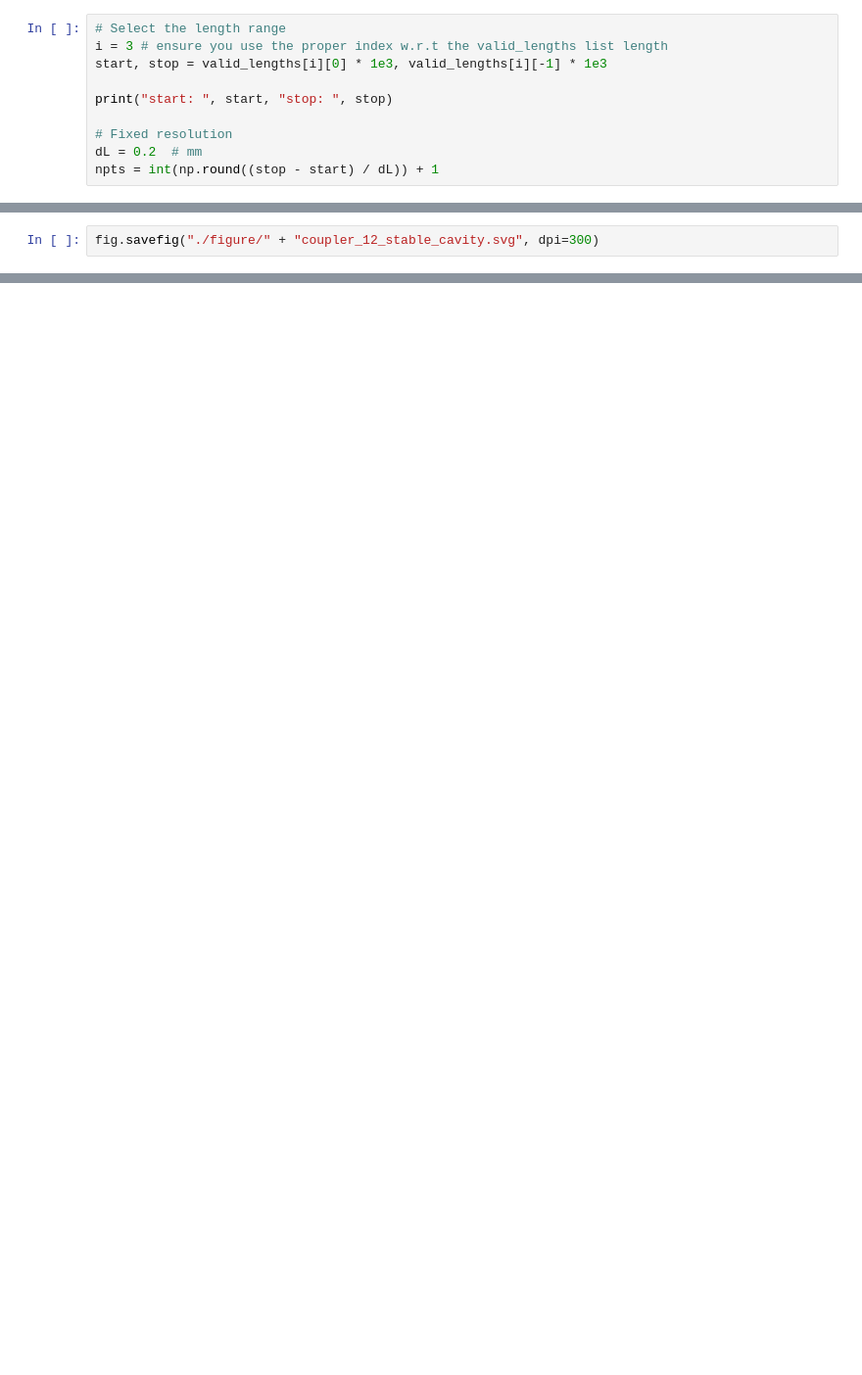
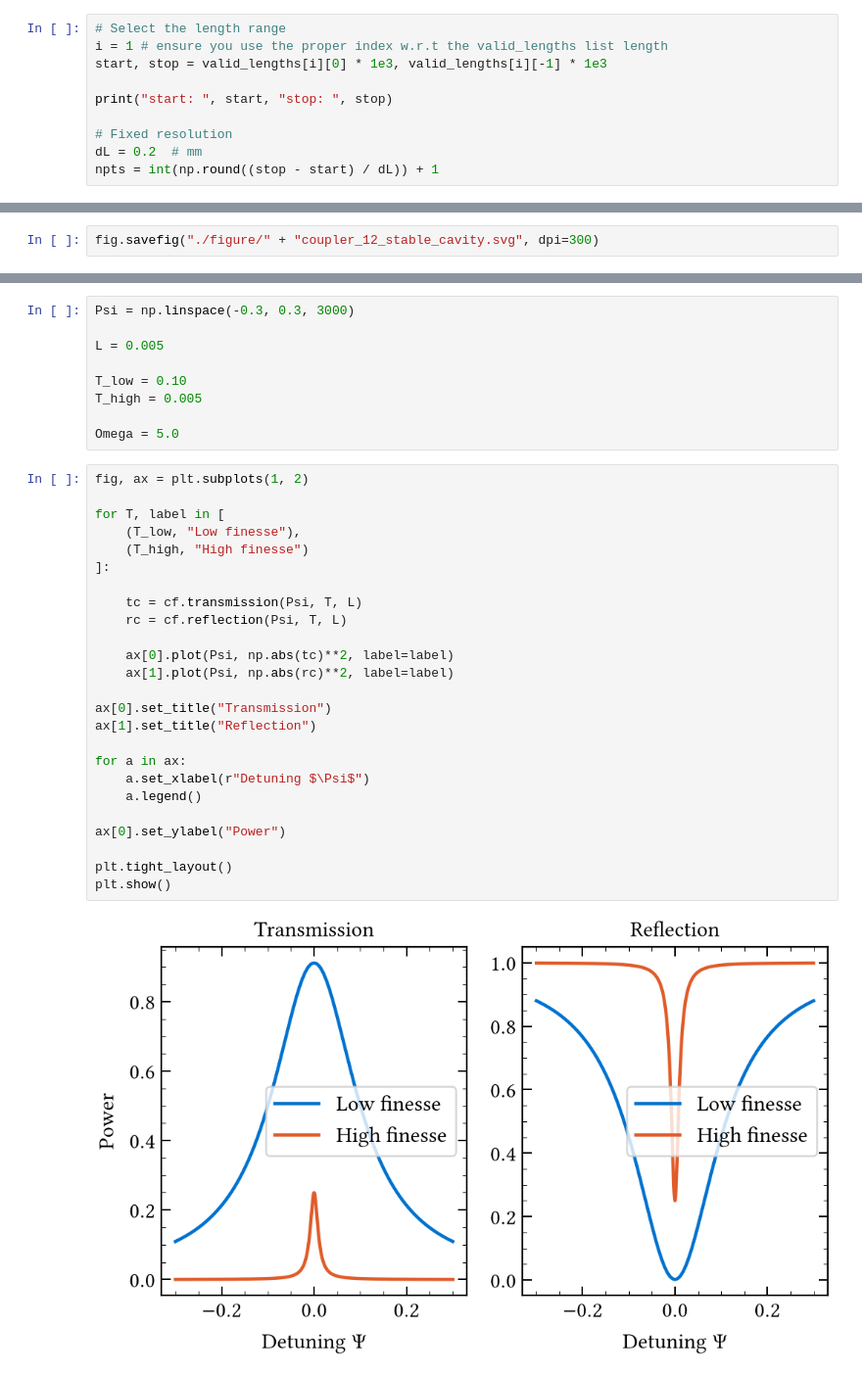
Before and after one commit to eq15t-panda/PANDASimulation, a Jupyter notebook: cavity/cavity.ipynb, the cells around one changed output, grey strips where cells are left out. Shown at 98% size. Cells and saved outputs as stored; diff of their text form; blank space fills up the shorter version.

```diff
--- a/cavity/cavity.ipynb
+++ b/cavity/cavity.ipynb
@@ -268,7 +270,7 @@ f1 = roc1 / 2
 f2 = roc2 / 2
 # %%
 # Select the length range
-i = 3 # ensure you use the proper index w.r.t the valid_lengths list length
+i = 1 # ensure you use the proper index w.r.t the valid_lengths list length
 start, stop = valid_lengths[i][0] * 1e3, valid_lengths[i][-1] * 1e3
 
 print("start: ", start, "stop: ", stop)
@@ -665,0 +792,36 @@ fig.savefig("./figure/" + "coupler_12_stable_cavity.svg", dpi=300)
+# %%
+Psi = np.linspace(-0.3, 0.3, 3000)
+
+L = 0.005
+
+T_low = 0.10
+T_high = 0.005
+
+Omega = 5.0
+# %%
+fig, ax = plt.subplots(1, 2)
+
+for T, label in [
+    (T_low, "Low finesse"),
+    (T_high, "High finesse")
+]:
+
+    tc = cf.transmission(Psi, T, L)
+    rc = cf.reflection(Psi, T, L)
+
+    ax[0].plot(Psi, np.abs(tc)**2, label=label)
+    ax[1].plot(Psi, np.abs(rc)**2, label=label)
+
+ax[0].set_title("Transmission")
+ax[1].set_title("Reflection")
+
+for a in ax:
+    a.set_xlabel(r"Detuning $\Psi$")
+    a.legend()
+
+ax[0].set_ylabel("Power")
+
+plt.tight_layout()
+plt.show()
+# %% [output]
+[figure, added]
```
Also changed, not shown: parts of 17 cells of this notebook, 7 other files.
